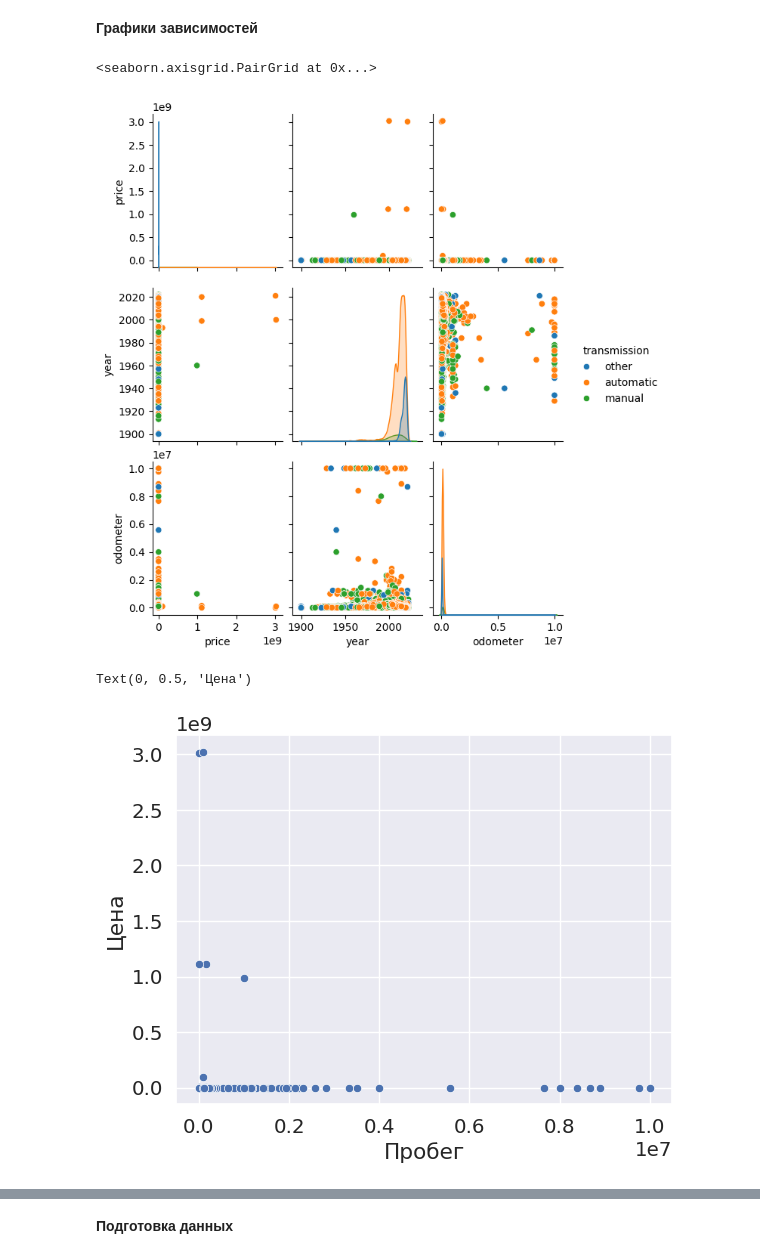
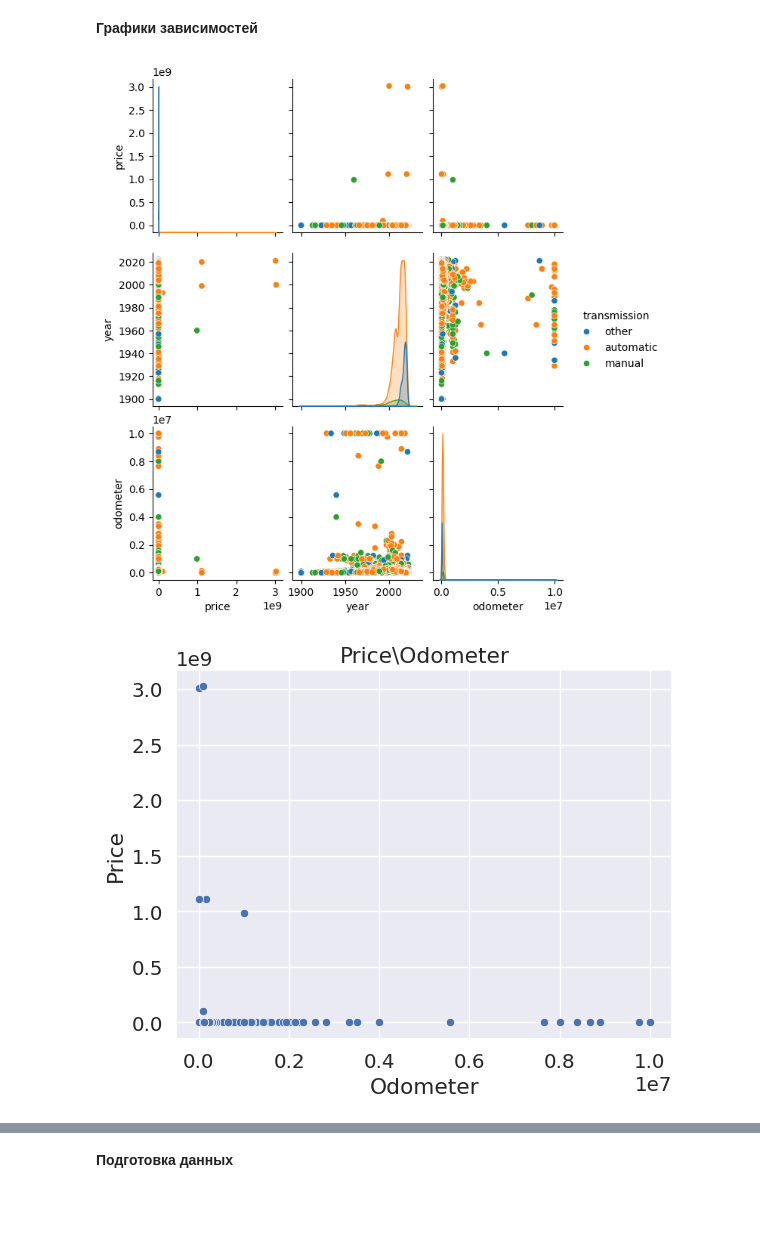
Before and after one commit to Kot71nsk/Car_Price, a Jupyter notebook: car_price.ipynb, the cells around one changed output, grey strips where cells are left out. Saved outputs shown, nothing was run; the diff lists cells and outputs as text; code cells hidden in the pictures; blank space fills up the shorter version.

```diff
--- a/car_price.ipynb
+++ b/car_price.ipynb
@@ -9,6 +9,5 @@ import seaborn as sns
 from sklearn.model_selection import train_test_split
 from sklearn.metrics import mean_absolute_error, mean_squared_error
 # %%
-df = pd.read_csv('/content/drive/MyDrive/Colab Notebooks/car_price/vehicles.csv', usecols=['price', 'year', 'manufacturer', 'model', 'condition',
-                                                                                           'cylinders', 'fuel', 'odometer', 'transmission',
-                                                                                           'drive', 'type', 'paint_color'], nrows=100000)
+df = pd.read_csv('/content/drive/MyDrive/Colab Notebooks/car_price/vehicles.csv', usecols=['price', 'year', 'manufacturer', 'model',
+                                                                                           'fuel', 'odometer', 'transmission'], nrows=100000)
@@ -15,24 +46,17 @@ df = pd.read_csv('/content/drive/MyDrive/Colab Notebooks/car_price/vehicles.csv'
 # %% [markdown]
 **Графики зависимостей**
 # %%
-sns.pairplot(
-    data=df,
-    aspect=.85,
-    hue='transmission')
+sns.pairplot(data=df, aspect=.85, hue='transmission')
+plt.show()
 # %% [output]
-<seaborn.axisgrid.PairGrid at 0x...>
 [figure]
 # %%
 sns.set(font_scale=1.3)
-sns.scatterplot(
-    x='odometer',
-    y='price',
-    data=df)
-plt.xlabel(
-    'Пробег')
-plt.ylabel(
-    'Цена')
+sns.scatterplot(x='odometer', y='price', data=df)
+plt.xlabel('Odometer')
+plt.ylabel('Price')
+plt.title('Price\Odometer')
+plt.show()
 # %% [output]
-Text(0, 0.5, 'Цена')
-[figure, old version]
+[figure, new version]
 # %%
```
Also changed, not shown: parts of 11 cells of this notebook.
